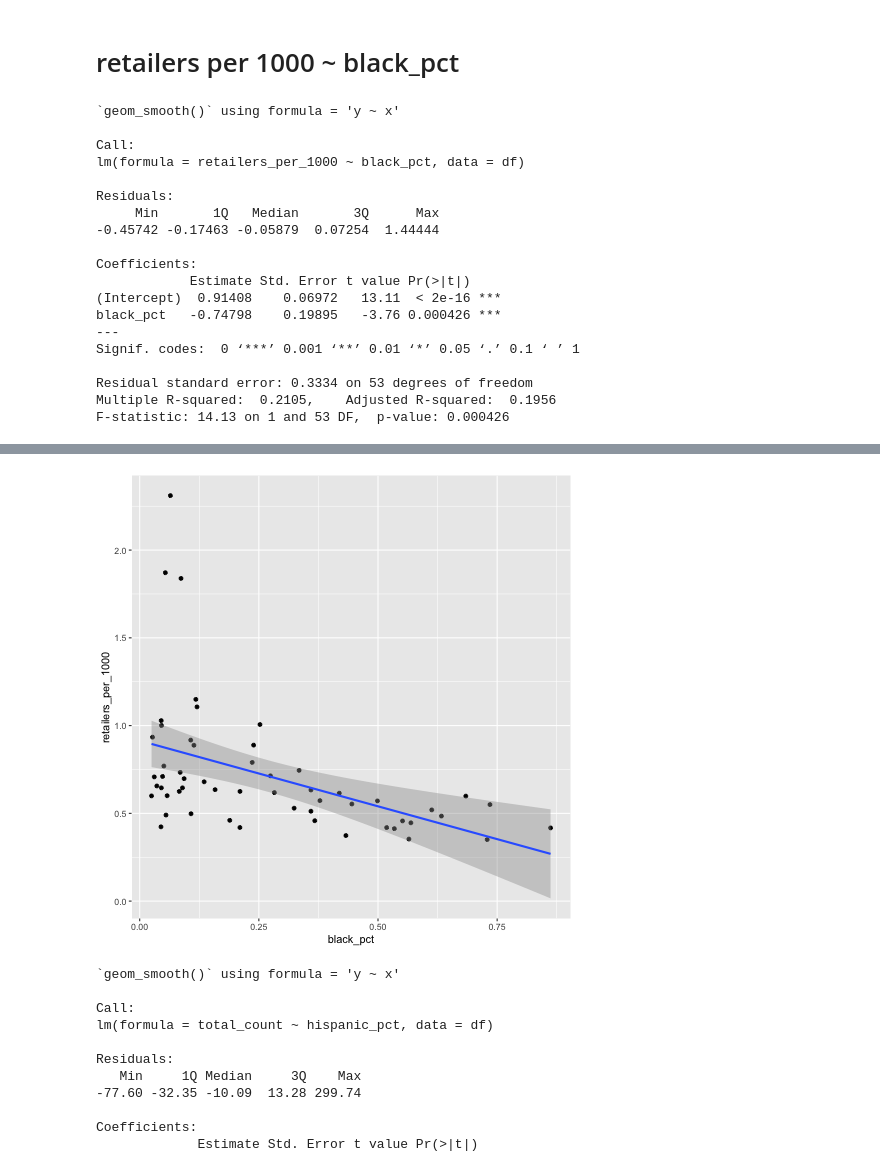
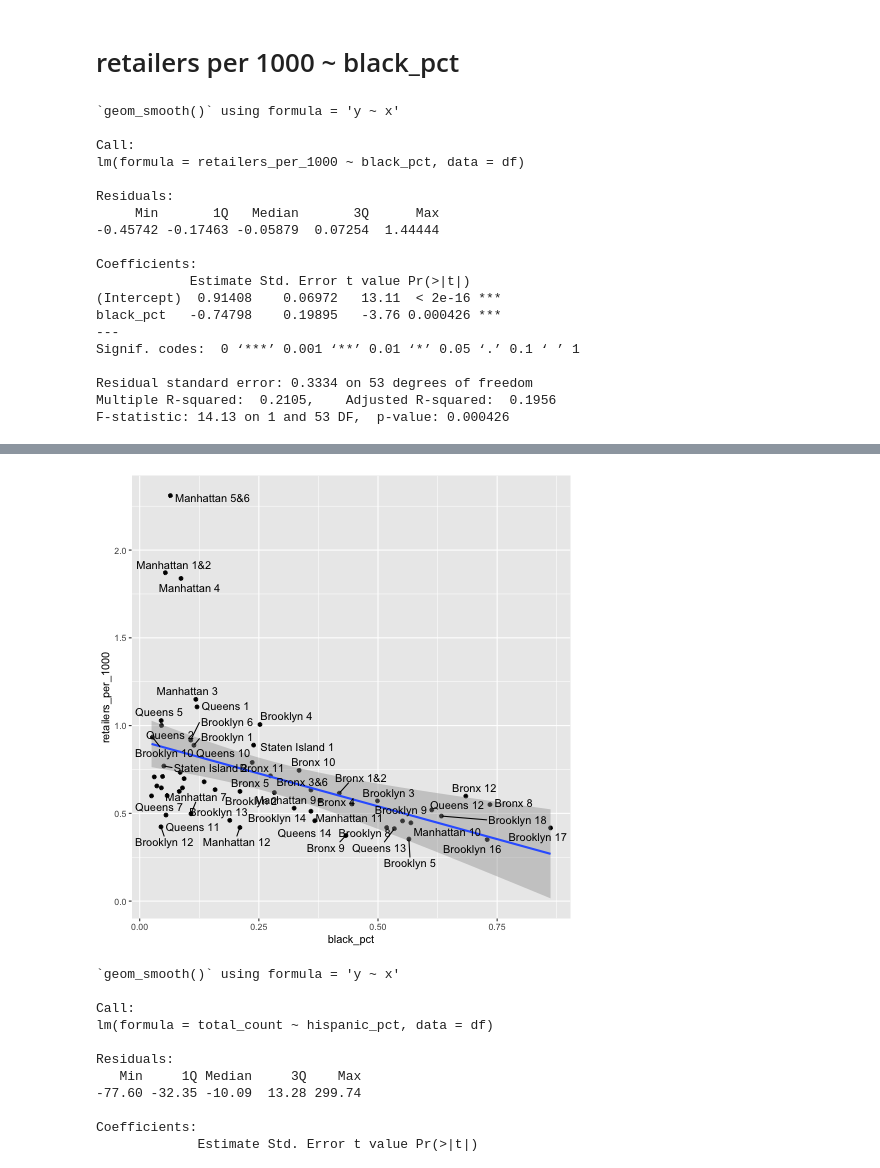
Before and after one commit to dlaiu/smoke-shops-regression, a Jupyter notebook: regression-cb.ipynb, the cells around one changed output, grey strips where cells are left out. Saved outputs shown, nothing was run; the diff lists cells and outputs as text; code cells hidden in the pictures.

```diff
--- a/regression-cb.ipynb
+++ b/regression-cb.ipynb
@@ -392,7 +423,7 @@ F-statistic: 13.06 on 1 and 53 DF,  p-value: 0.0006708
 # %%
 %%R
 
-plot <- ggplot(df, aes(x = black_pct, y = retailers_per_1000)) + geom_point() + geom_smooth(method = 'lm')
+plot <- ggplot(df, aes(x = black_pct, y = retailers_per_1000)) + geom_point() + geom_smooth(method = 'lm') + geom_text_repel(aes(label = name))
 print(plot)
 
 model <- lm(retailers_per_1000 ~ black_pct, data = df)
@@ -420,4 +453,4 @@ F-statistic: 14.13 on 1 and 53 DF,  p-value: 0.000426
-[figure, old version]
+[figure, new version]
 # %%
 %%R
 
```
Also changed, not shown: parts of 17 cells of this notebook, 3 other files.
